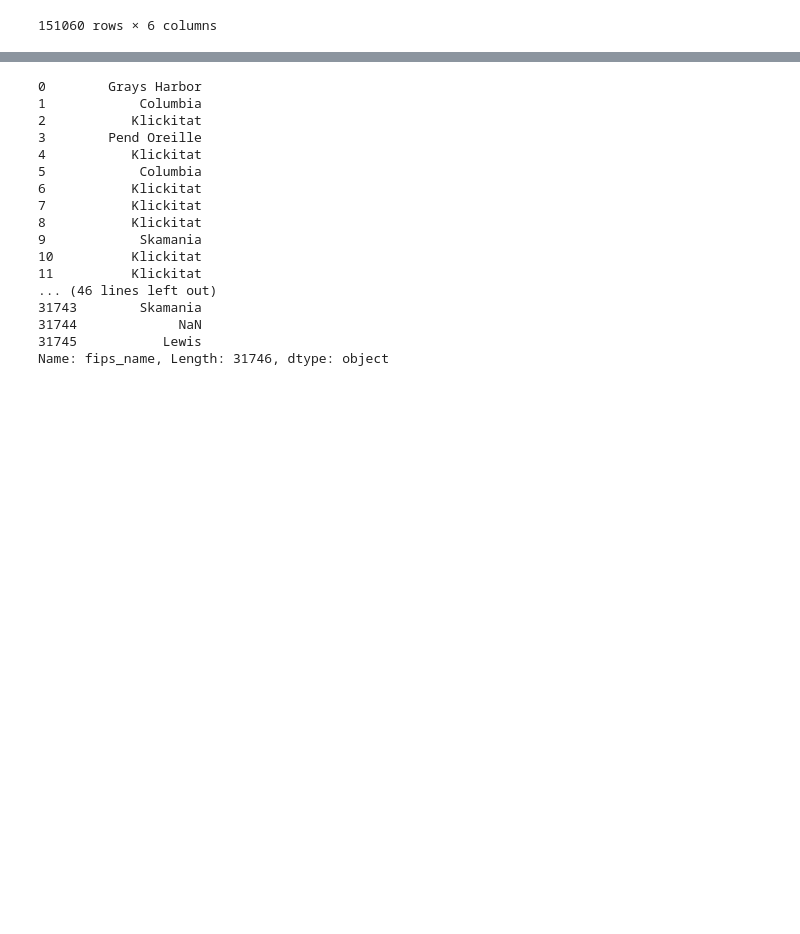
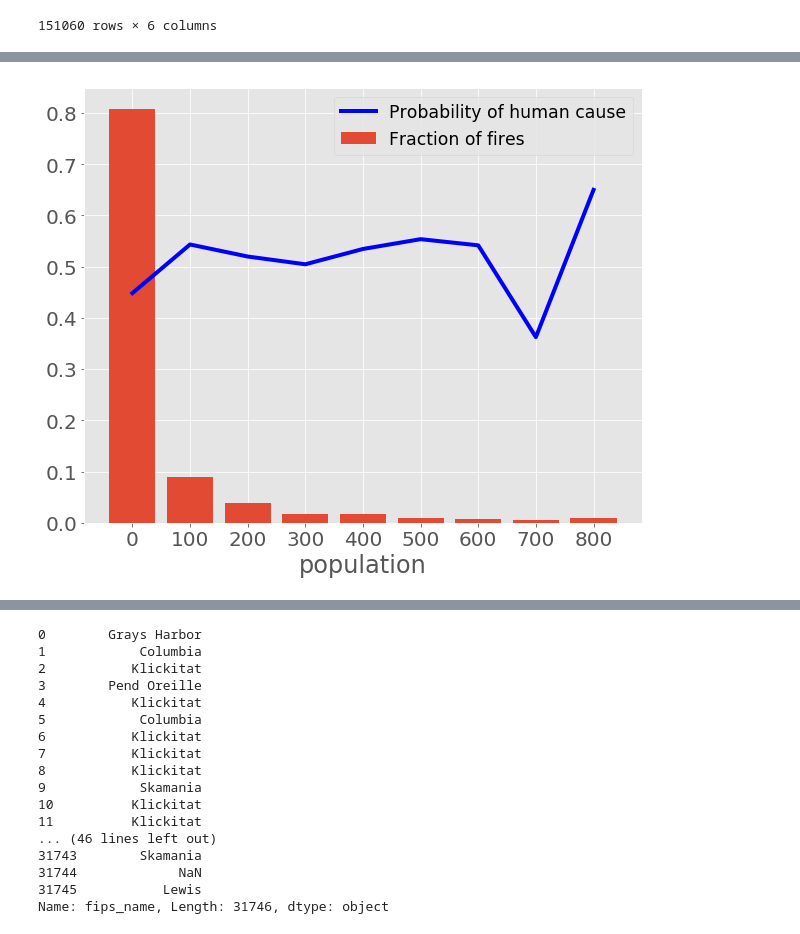
Before and after one commit to magstewart/wildfire-project, a Jupyter notebook: Wildfires_EDA.ipynb, the cells around one changed output, grey strips where cells are left out. Saved outputs shown, nothing was run; the diff lists cells and outputs as text; code cells hidden in the pictures; blank space fills up the shorter version.

```diff
--- a/Wildfires_EDA.ipynb
+++ b/Wildfires_EDA.ipynb
@@ -1003,3 +1026,15 @@ df_rounded.population[df_rounded['population'] >1000].hist(bins=100)
+# %%
+fig, ax = plt.subplots(figsize=(10,8))
+
+population_bins = np.arange(0,1000,100)
+#population_bins = [0,10,100,]
+_ = plot.univariate_binned_plot(population_bins,'population', ax, df_rounded)
+#ax.set_xticklabels(['Highly Rural', 'Rural', 'Urban'])
+#ax.set_title('Probability of Human Cause vs. Daily Maximum Temperature', fontsize=24)
+#ax.set_xlabel('Maximum Temperature', fontsize=20)
+#fig.savefig('images/tmax_univariate')
+# %% [output]
+[figure, added]
 # %%
 fig, ax = plt.subplots(figsize=(10,8))
 
```
Also changed, not shown: parts of 14 cells of this notebook, 5 other files.
